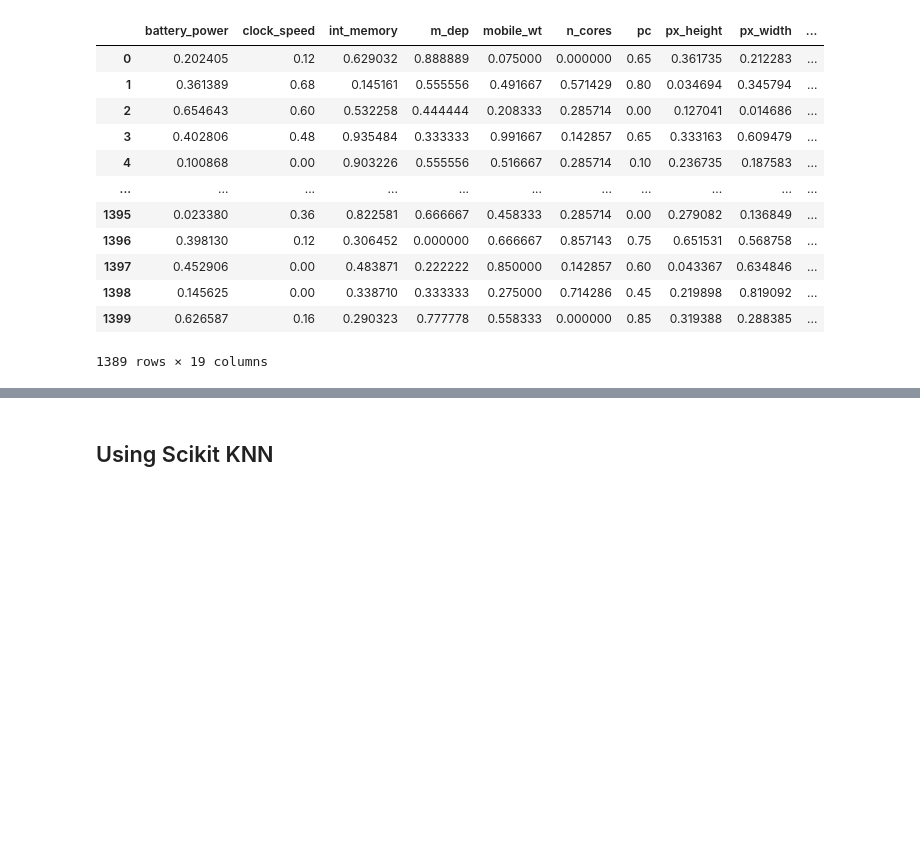
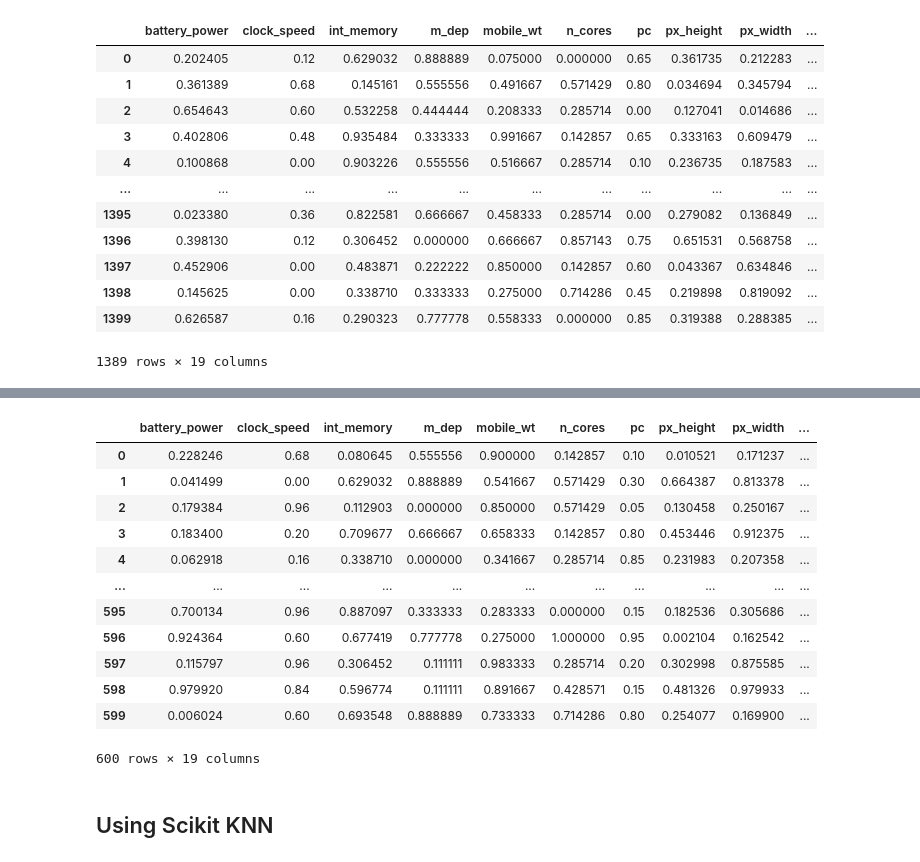
Before and after one commit to MHEN2606/Tubes2_melihatA, a Jupyter notebook: tubes2-melihatA.ipynb, the cells around one changed output, grey strips where cells are left out. Drawn from its saved outputs; the diff is of its cells as text; code cells hidden in the pictures; blank space fills up the shorter version.

```diff
--- a/tubes2-melihatA.ipynb
+++ b/tubes2-melihatA.ipynb
@@ -237,3 +243,22 @@ X_test
+# %%
+scaler = MinMaxScaler()
+X_test_fix = scaler.fit_transform(X_test)
+X_test_pd = pd.DataFrame(X_test_fix, columns=X_test.columns)
+X_test_pd
+# %% [output]
+|  | battery_power | clock_speed | int_memory | m_dep | mobile_wt | n_cores | pc | px_height | px_width | ... |
+| 0 | 0.228246 | 0.68 | 0.080645 | 0.555556 | 0.900000 | 0.142857 | 0.10 | 0.010521 | 0.171237 | ... |
+| 1 | 0.041499 | 0.00 | 0.629032 | 0.888889 | 0.541667 | 0.571429 | 0.30 | 0.664387 | 0.813378 | ... |
+| 2 | 0.179384 | 0.96 | 0.112903 | 0.000000 | 0.850000 | 0.571429 | 0.05 | 0.130458 | 0.250167 | ... |
+| 3 | 0.183400 | 0.20 | 0.709677 | 0.666667 | 0.658333 | 0.142857 | 0.80 | 0.453446 | 0.912375 | ... |
+| 4 | 0.062918 | 0.16 | 0.338710 | 0.000000 | 0.341667 | 0.285714 | 0.85 | 0.231983 | 0.207358 | ... |
+| ... | ... | ... | ... | ... | ... | ... | ... | ... | ... | ... |
+| 595 | 0.700134 | 0.96 | 0.887097 | 0.333333 | 0.283333 | 0.000000 | 0.15 | 0.182536 | 0.305686 | ... |
+| 596 | 0.924364 | 0.60 | 0.677419 | 0.777778 | 0.275000 | 1.000000 | 0.95 | 0.002104 | 0.162542 | ... |
+| 597 | 0.115797 | 0.96 | 0.306452 | 0.111111 | 0.983333 | 0.285714 | 0.20 | 0.302998 | 0.875585 | ... |
+| 598 | 0.979920 | 0.84 | 0.596774 | 0.111111 | 0.891667 | 0.428571 | 0.15 | 0.481326 | 0.979933 | ... |
+| 599 | 0.006024 | 0.60 | 0.693548 | 0.888889 | 0.733333 | 0.714286 | 0.80 | 0.254077 | 0.169900 | ... |
+600 rows × 19 columns
 # %% [markdown]
 ## Using Scikit KNN
 # %%
```
Also changed, not shown: parts of 10 cells of this notebook.
